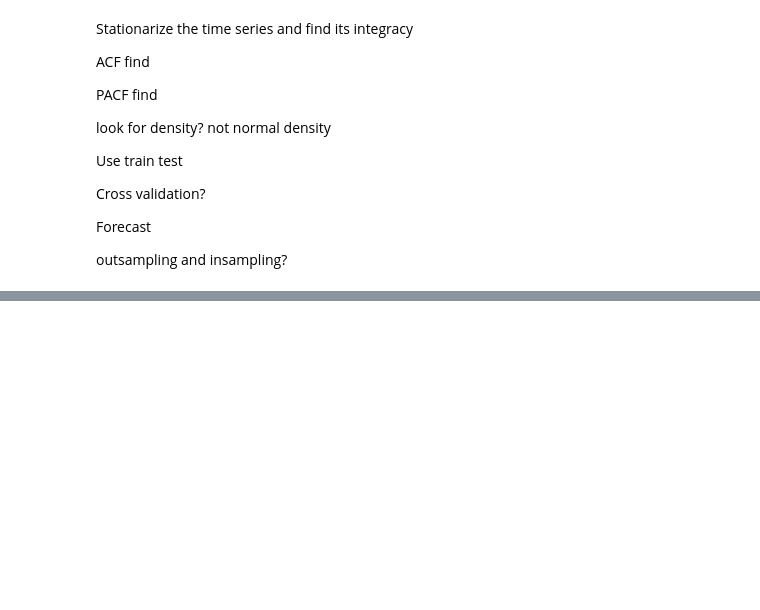
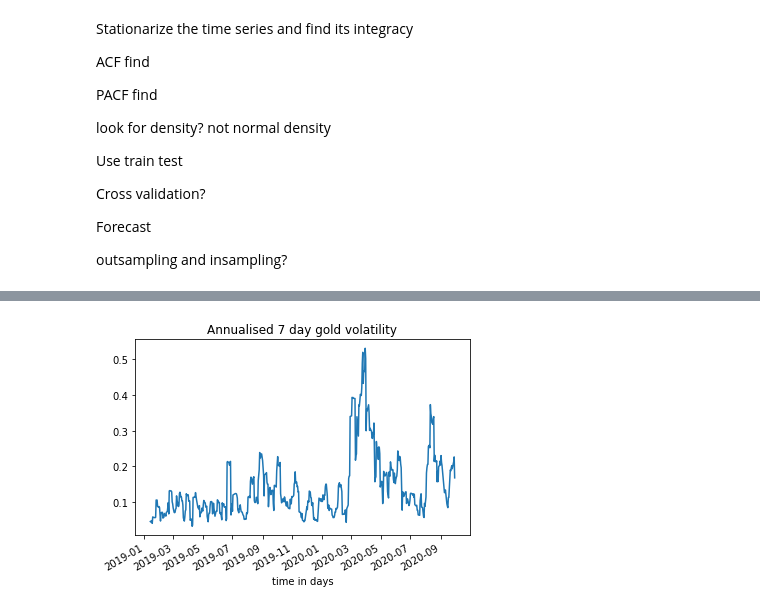
Before and after one commit to FranckNgN/Spot-prediction, a Jupyter notebook: report.ipynb, the cells around one changed output, grey strips where cells are left out. Saved outputs shown, nothing was run; the diff lists cells and outputs as text; code cells hidden in the pictures; blank space fills up the shorter version.

```diff
--- a/report.ipynb
+++ b/report.ipynb
@@ -248,0 +266,7 @@ outsampling and insampling?
+# %%
+xauTransform['vol'] = xauTransform.XAU.pct_change().rolling(7).std()*(252**0.5)
+xauTransform['vol'].plot()
+plt.title('Annualised 7 day gold volatility')
+plt.xlabel('time in days');
+# %% [output]
+[figure, added]
```
Also changed, not shown: parts of 12 cells of this notebook, 1 other file.
